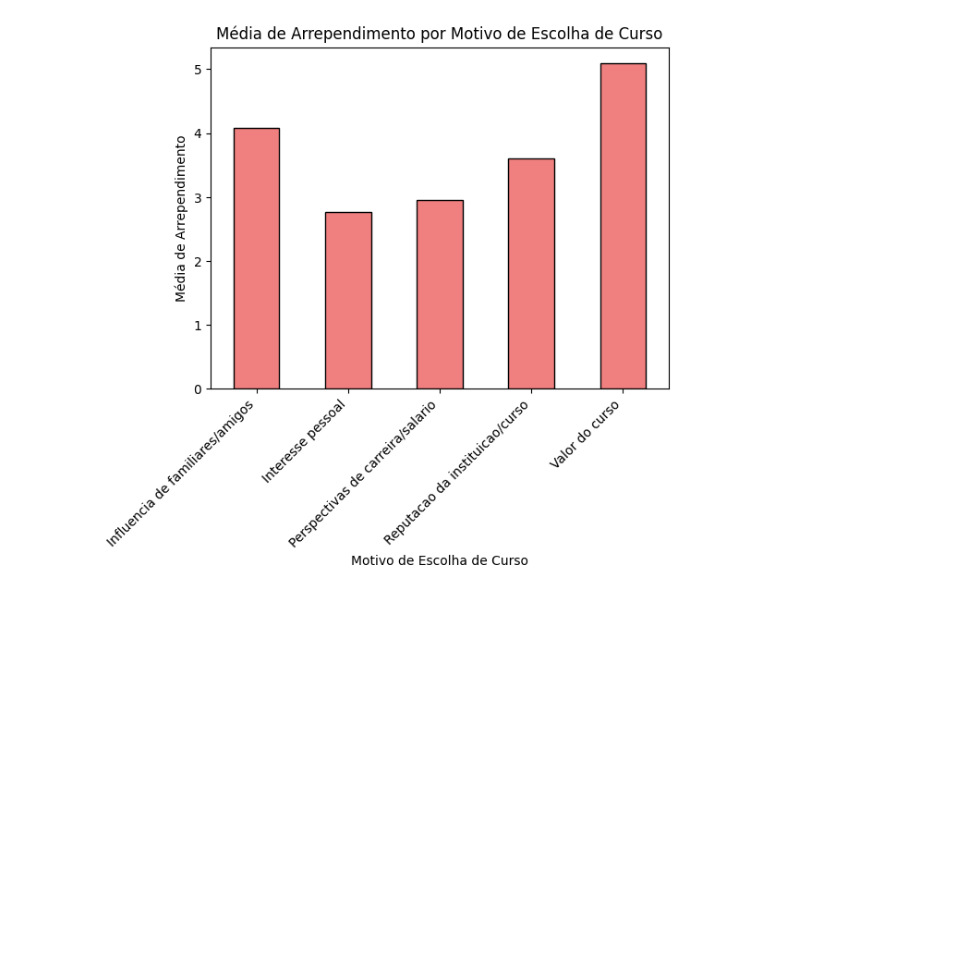
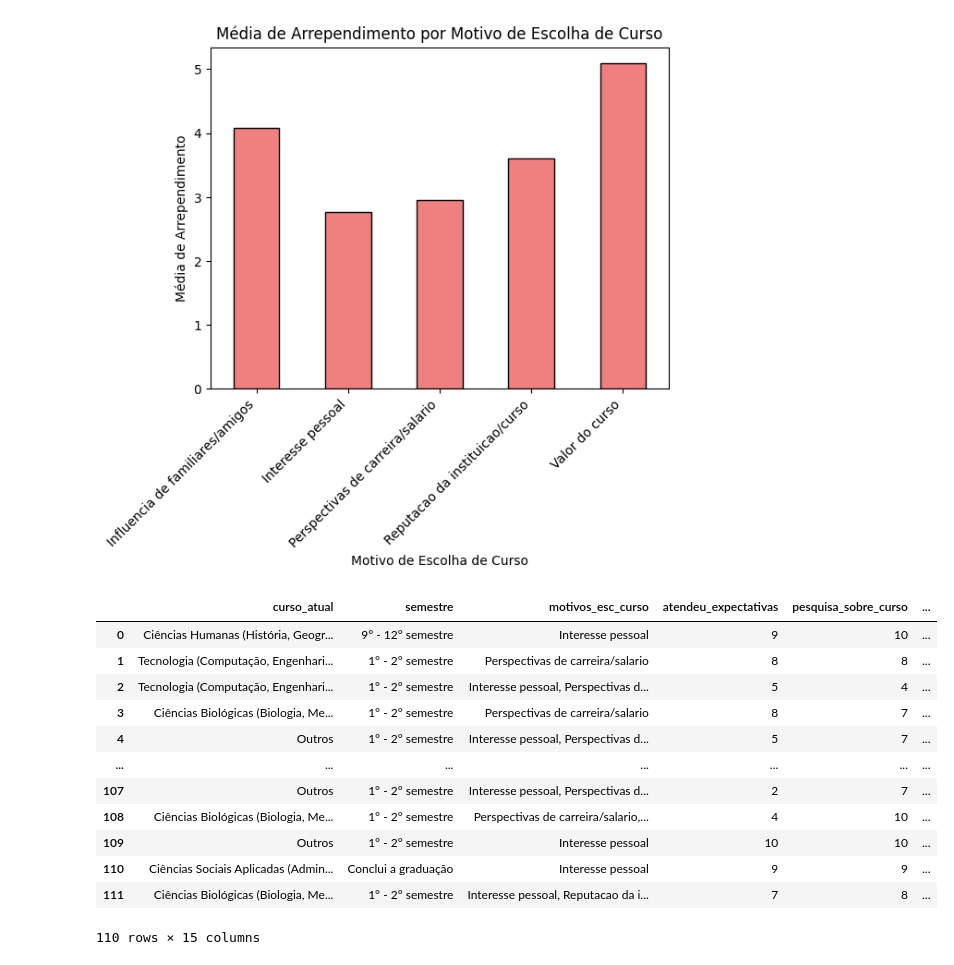
Before and after one commit to MarcosBristot/TrabalhoPosser, a Jupyter notebook: main.ipynb, the cells around one changed output. Cells and saved outputs as stored; diff of their text form; code cells hidden in the pictures; blank space fills up the shorter version.

```diff
--- a/main.ipynb
+++ b/main.ipynb
@@ -477,3 +450,19 @@ plt.xticks(rotation=45, ha='right')
 plt.show()
 # %% [output]
 [figure]
+# %%
+df
+# %% [output]
+|  | curso_atual | semestre | motivos_esc_curso | atendeu_expectativas | pesquisa_sobre_curso | ... |
+| 0 | Ciências Humanas (História, Geogr... | 9° - 12° semestre | Interesse pessoal | 9 | 10 | ... |
+| 1 | Tecnologia (Computação, Engenhari... | 1° - 2° semestre | Perspectivas de carreira/salario | 8 | 8 | ... |
+| 2 | Tecnologia (Computação, Engenhari... | 1° - 2° semestre | Interesse pessoal, Perspectivas d... | 5 | 4 | ... |
+| 3 | Ciências Biológicas (Biologia, Me... | 1° - 2° semestre | Perspectivas de carreira/salario | 8 | 7 | ... |
+| 4 | Outros | 1° - 2° semestre | Interesse pessoal, Perspectivas d... | 5 | 7 | ... |
+| ... | ... | ... | ... | ... | ... | ... |
+| 107 | Outros | 1° - 2° semestre | Interesse pessoal, Perspectivas d... | 2 | 7 | ... |
+| 108 | Ciências Biológicas (Biologia, Me... | 1° - 2° semestre | Perspectivas de carreira/salario,... | 4 | 10 | ... |
+| 109 | Outros | 1° - 2° semestre | Interesse pessoal | 10 | 10 | ... |
+| 110 | Ciências Sociais Aplicadas (Admin... | Conclui a graduação | Interesse pessoal | 9 | 9 | ... |
+| 111 | Ciências Biológicas (Biologia, Me... | 1° - 2° semestre | Interesse pessoal, Reputacao da i... | 7 | 8 | ... |
+110 rows × 15 columns
```
Also changed, not shown: parts of 13 cells of this notebook.
